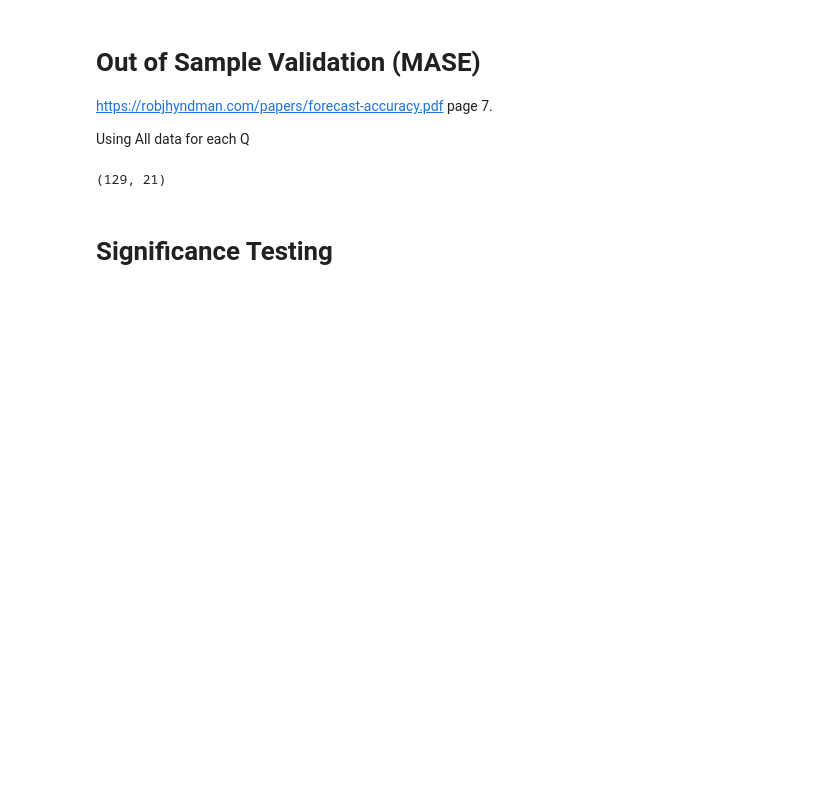
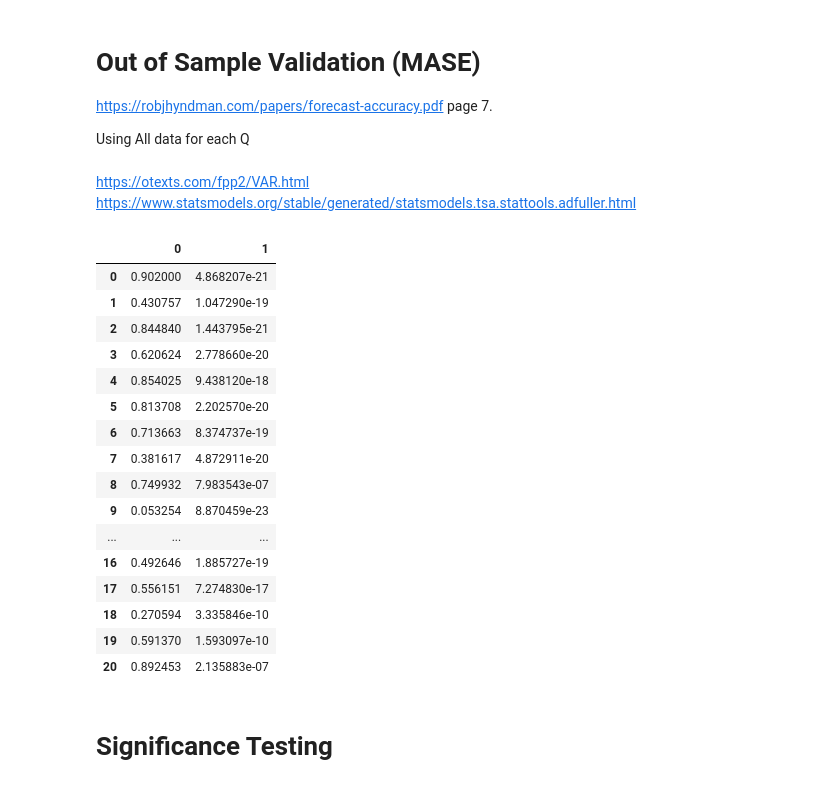
Before and after one commit to ehullander/StockPrice, a Jupyter notebook: Stocks.ipynb, the cells around one changed output. Drawn from its saved outputs; the diff is of its cells as text; code cells hidden in the pictures; blank space fills up the shorter version.

```diff
--- a/Stocks.ipynb
+++ b/Stocks.ipynb
@@ -84,0 +99,3 @@ Using All data for each Q
+# %% [markdown]
+https://otexts.com/fpp2/VAR.html
+https://www.statsmodels.org/stable/generated/statsmodels.tsa.stattools.adfuller.html
@@ -84,0 +113,20 @@ Using All data for each Q
+# %%
+stationarity
+# %% [output]
+|  | 0 | 1 |
+| 0 | 0.902000 | 4.868207e-21 |
+| 1 | 0.430757 | 1.047290e-19 |
+| 2 | 0.844840 | 1.443795e-21 |
+| 3 | 0.620624 | 2.778660e-20 |
+| 4 | 0.854025 | 9.438120e-18 |
+| 5 | 0.813708 | 2.202570e-20 |
+| 6 | 0.713663 | 8.374737e-19 |
+| 7 | 0.381617 | 4.872911e-20 |
+| 8 | 0.749932 | 7.983543e-07 |
+| 9 | 0.053254 | 8.870459e-23 |
+| ... | ... | ... |
+| 16 | 0.492646 | 1.885727e-19 |
+| 17 | 0.556151 | 7.274830e-17 |
+| 18 | 0.270594 | 3.335846e-10 |
+| 19 | 0.591370 | 1.593097e-10 |
+| 20 | 0.892453 | 2.135883e-07 |
@@ -104,7 +157,3 @@ def get_MASE(data,lags):
         except:
             continue
     return MASE, MASEN
-# %%
-data.shape
-# %% [output]
-(129, 21)
```
Also changed, not shown: parts of 24 cells of this notebook, 2 other files.
